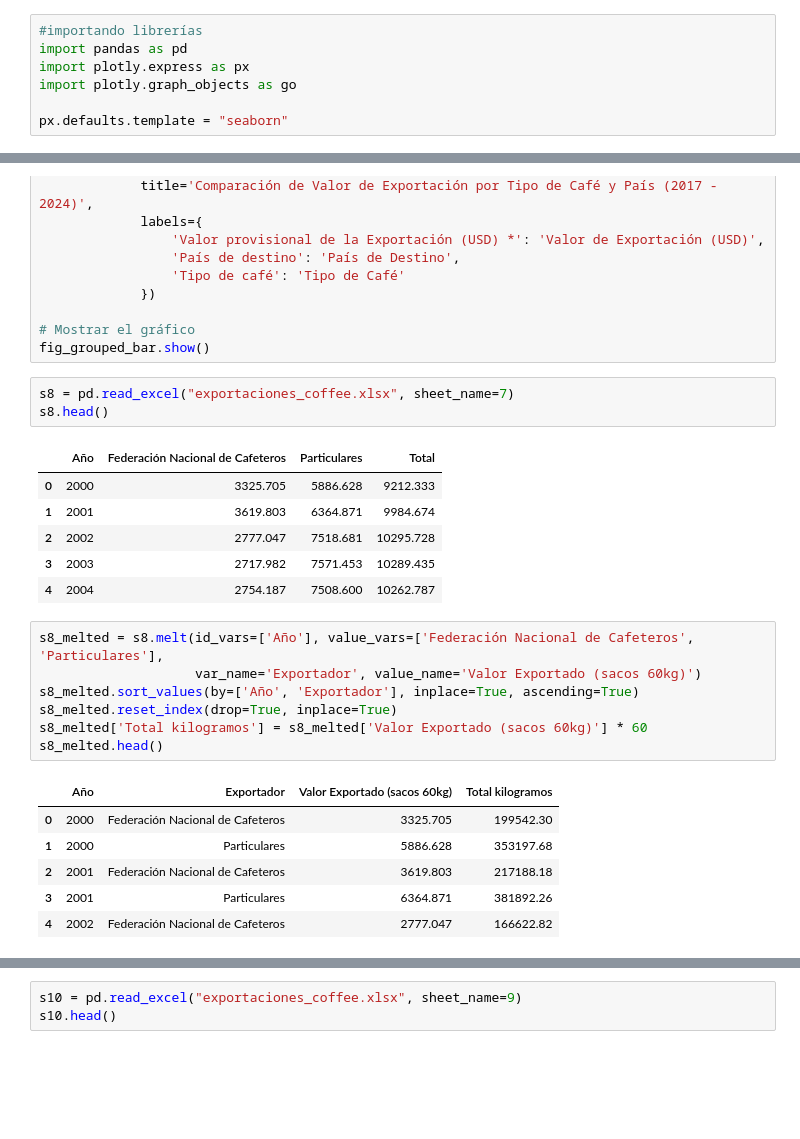
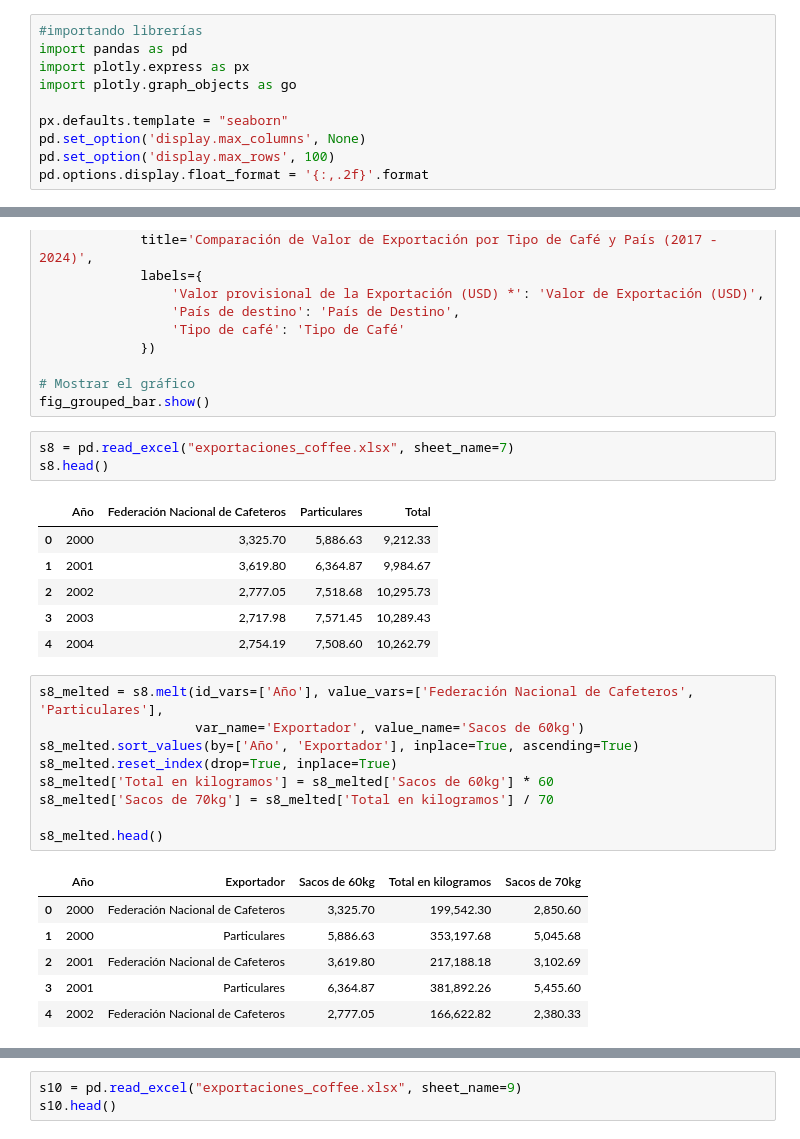
Before and after one commit to CJ7MO/EDA_coffee, a Jupyter notebook: data_analysis_coffee.ipynb, the cells around one changed output, grey strips where cells are left out. Drawn from its saved outputs; the diff is of its cells as text; blank space fills up the shorter version.

```diff
--- a/data_analysis_coffee.ipynb
+++ b/data_analysis_coffee.ipynb
@@ -16,6 +16,9 @@ import plotly.express as px
 import plotly.graph_objects as go
 
 px.defaults.template = "seaborn"
+pd.set_option('display.max_columns', None)
+pd.set_option('display.max_rows', 100)
+pd.options.display.float_format = '{:,.2f}'.format
 # %% [markdown]
 ### Total exportaciones en Kg 2016 - 2024
 # %%
@@ -479,25 +492,27 @@ s8 = pd.read_excel("exportaciones_coffee.xlsx", sheet_name=7)
 s8.head()
 # %% [output]
 |  | Año | Federación Nacional de Cafeteros | Particulares | Total |
-| 0 | 2000 | 3325.705 | 5886.628 | 9212.333 |
-| 1 | 2001 | 3619.803 | 6364.871 | 9984.674 |
-| 2 | 2002 | 2777.047 | 7518.681 | 10295.728 |
-| 3 | 2003 | 2717.982 | 7571.453 | 10289.435 |
-| 4 | 2004 | 2754.187 | 7508.600 | 10262.787 |
+| 0 | 2000 | 3,325.70 | 5,886.63 | 9,212.33 |
+| 1 | 2001 | 3,619.80 | 6,364.87 | 9,984.67 |
+| 2 | 2002 | 2,777.05 | 7,518.68 | 10,295.73 |
+| 3 | 2003 | 2,717.98 | 7,571.45 | 10,289.43 |
+| 4 | 2004 | 2,754.19 | 7,508.60 | 10,262.79 |
 # %%
 s8_melted = s8.melt(id_vars=['Año'], value_vars=['Federación Nacional de Cafeteros', 'Particulares'],
-                    var_name='Exportador', value_name='Valor Exportado (sacos 60kg)')
+                    var_name='Exportador', value_name='Sacos de 60kg')
 s8_melted.sort_values(by=['Año', 'Exportador'], inplace=True, ascending=True)
 s8_melted.reset_index(drop=True, inplace=True)
-s8_melted['Total kilogramos'] = s8_melted['Valor Exportado (sacos 60kg)'] * 60
+s8_melted['Total en kilogramos'] = s8_melted['Sacos de 60kg'] * 60
+s8_melted['Sacos de 70kg'] = s8_melted['Total en kilogramos'] / 70
+
 s8_melted.head()
 # %% [output]
-|  | Año | Exportador | Valor Exportado (sacos 60kg) | Total kilogramos |
-| 0 | 2000 | Federación Nacional de Cafeteros | 3325.705 | 199542.30 |
-| 1 | 2000 | Particulares | 5886.628 | 353197.68 |
-| 2 | 2001 | Federación Nacional de Cafeteros | 3619.803 | 217188.18 |
-| 3 | 2001 | Particulares | 6364.871 | 381892.26 |
-| 4 | 2002 | Federación Nacional de Cafeteros | 2777.047 | 166622.82 |
+|  | Año | Exportador | Sacos de 60kg | Total en kilogramos | Sacos de 70kg |
+| 0 | 2000 | Federación Nacional de Cafeteros | 3,325.70 | 199,542.30 | 2,850.60 |
+| 1 | 2000 | Particulares | 5,886.63 | 353,197.68 | 5,045.68 |
+| 2 | 2001 | Federación Nacional de Cafeteros | 3,619.80 | 217,188.18 | 3,102.69 |
+| 3 | 2001 | Particulares | 6,364.87 | 381,892.26 | 5,455.60 |
+| 4 | 2002 | Federación Nacional de Cafeteros | 2,777.05 | 166,622.82 | 2,380.33 |
 # %%
 fig = px.line(
     s8_melted,
```
Also changed, not shown: parts of 29 cells of this notebook, 6 other files.
